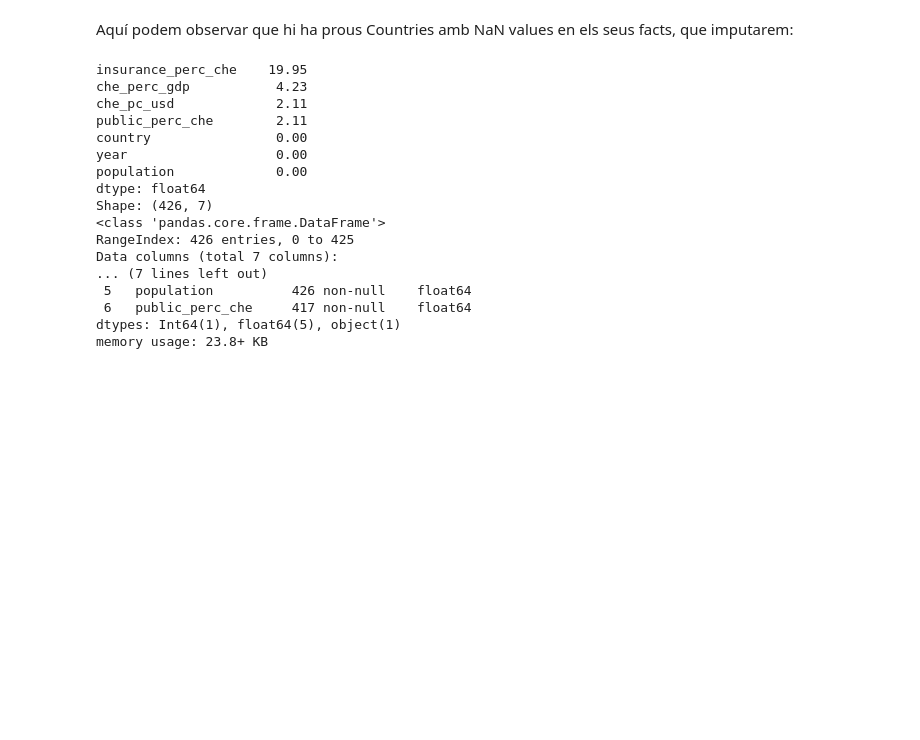
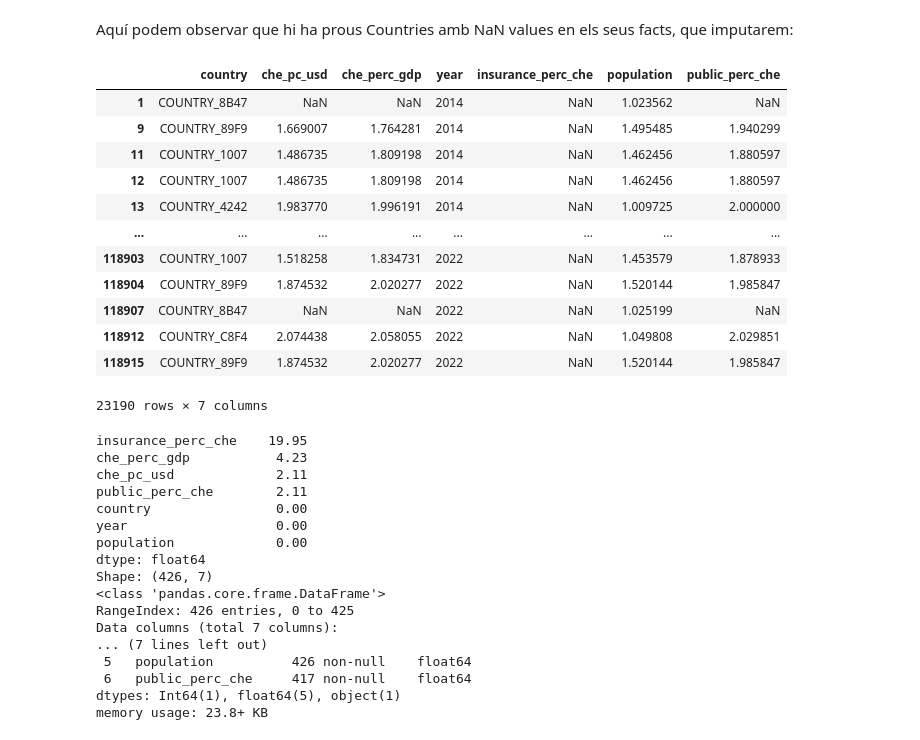
Before and after one commit to Bincowsky/Bonkis-Jake, a Jupyter notebook: notebooks/build-lookups.ipynb, the cells around one changed output. Cells and saved outputs as stored; diff of their text form; code cells hidden in the pictures; blank space fills up the shorter version.

```diff
--- a/notebooks/build-lookups.ipynb
+++ b/notebooks/build-lookups.ipynb
@@ -172,6 +171,26 @@ Analyzing field: 'public_perc_che'
 Number of groups with multiple unique 'public_perc_che' values: 0
 # %% [markdown]
 Aquí podem observar que hi ha prous Countries amb NaN values en els seus facts, que imputarem:
+# %%
+countrydf = df[['country', 'che_pc_usd', 'che_perc_gdp', 'year', 'insurance_perc_che', 'population', 'public_perc_che']]
+
+tmp = countrydf[countrydf['insurance_perc_che'].isna()]
+
+tmp
+# %% [output]
+|  | country | che_pc_usd | che_perc_gdp | year | insurance_perc_che | population | public_perc_che |
+| 1 | COUNTRY_8B47 | NaN | NaN | 2014 | NaN | 1.023562 | NaN |
+| 9 | COUNTRY_89F9 | 1.669007 | 1.764281 | 2014 | NaN | 1.495485 | 1.940299 |
+| 11 | COUNTRY_1007 | 1.486735 | 1.809198 | 2014 | NaN | 1.462456 | 1.880597 |
+| 12 | COUNTRY_1007 | 1.486735 | 1.809198 | 2014 | NaN | 1.462456 | 1.880597 |
+| 13 | COUNTRY_4242 | 1.983770 | 1.996191 | 2014 | NaN | 1.009725 | 2.000000 |
+| ... | ... | ... | ... | ... | ... | ... | ... |
+| 118903 | COUNTRY_1007 | 1.518258 | 1.834731 | 2022 | NaN | 1.453579 | 1.878933 |
+| 118904 | COUNTRY_89F9 | 1.874532 | 2.020277 | 2022 | NaN | 1.520144 | 1.985847 |
+| 118907 | COUNTRY_8B47 | NaN | NaN | 2022 | NaN | 1.025199 | NaN |
+| 118912 | COUNTRY_C8F4 | 2.074438 | 2.058055 | 2022 | NaN | 1.049808 | 2.029851 |
+| 118915 | COUNTRY_89F9 | 1.874532 | 2.020277 | 2022 | NaN | 1.520144 | 1.985847 |
+23190 rows × 7 columns
 # %%
 def calculate_null_percentages(dataframe):
     null_percent = dataframe.isnull().mean() * 100
```
Also changed, not shown: parts of 8 cells of this notebook, 5 other files.
